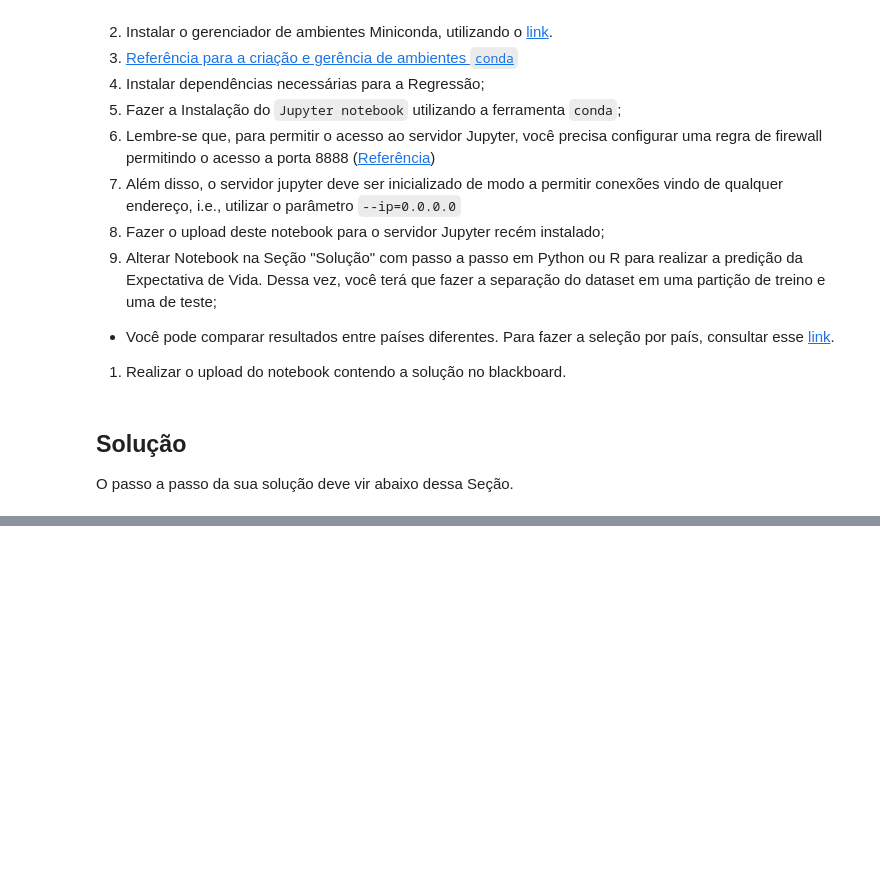
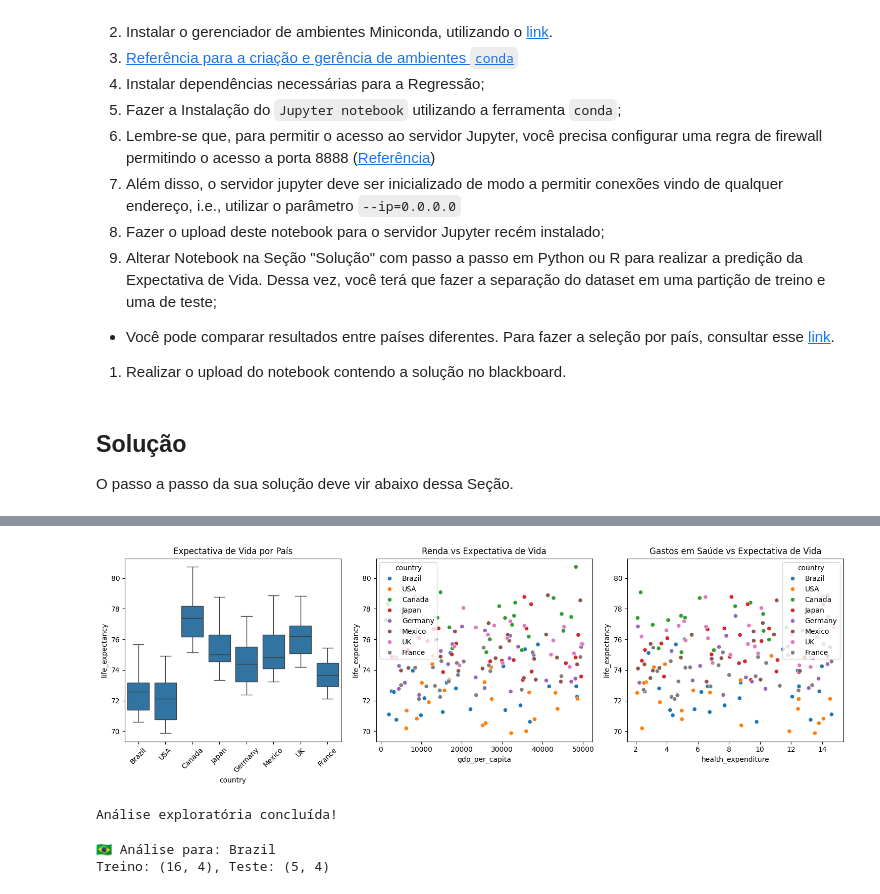
Before and after one commit to mmtaha/BOOTCAMP-EVERIS, a Jupyter notebook: Cópia_de_Life_Expectancy.ipynb, the cells around one changed output, grey strips where cells are left out. Cells and saved outputs as stored; diff of their text form; code cells hidden in the pictures; blank space fills up the shorter version.

```diff
--- a/Cópia_de_Life_Expectancy.ipynb
+++ b/Cópia_de_Life_Expectancy.ipynb
@@ -63,0 +143,44 @@ O passo a passo da sua solução deve vir abaixo dessa Seção.
+# %%
+# Célula 3: Análise exploratória dos dados
+plt.figure(figsize=(15, 5))
+
+plt.subplot(1, 3, 1)
+sns.boxplot(data=df, x='country', y='life_expectancy')
+plt.xticks(rotation=45)
+plt.title('Expectativa de Vida por País')
+
+plt.subplot(1, 3, 2)
+sns.scatterplot(data=df, x='gdp_per_capita', y='life_expectancy', hue='country')
+plt.title('Renda vs Expectativa de Vida')
+
+plt.subplot(1, 3, 3)
+sns.scatterplot(data=df, x='health_expenditure', y='life_expectancy', hue='country')
+plt.title('Gastos em Saúde vs Expectativa de Vida')
+
+plt.tight_layout()
+plt.show()
+
+print("Análise exploratória concluída!")
+# %% [output]
+[figure, added]
+Análise exploratória concluída!
+# %%
+# Célula 4: Preparação dos dados para modelo
+# Selecionar um país específico para análise
+pais_selecionado = 'Brazil'
+df_pais = df[df['country'] == pais_selecionado].copy()
+
+# Definir features e target
+X = df_pais[['year', 'gdp_per_capita', 'health_expenditure', 'education_years']]
+y = df_pais['life_expectancy']
+
+# Dividir em treino e teste
+X_train, X_test, y_train, y_test = train_test_split(
+    X, y, test_size=0.2, random_state=42
+)
+
+print(f"🇧🇷 Análise para: {pais_selecionado}")
+print(f"Treino: {X_train.shape}, Teste: {X_test.shape}")
+# %% [output]
+🇧🇷 Análise para: Brazil
+Treino: (16, 4), Teste: (5, 4)
```
Also changed, not shown: parts of 7 cells of this notebook.
